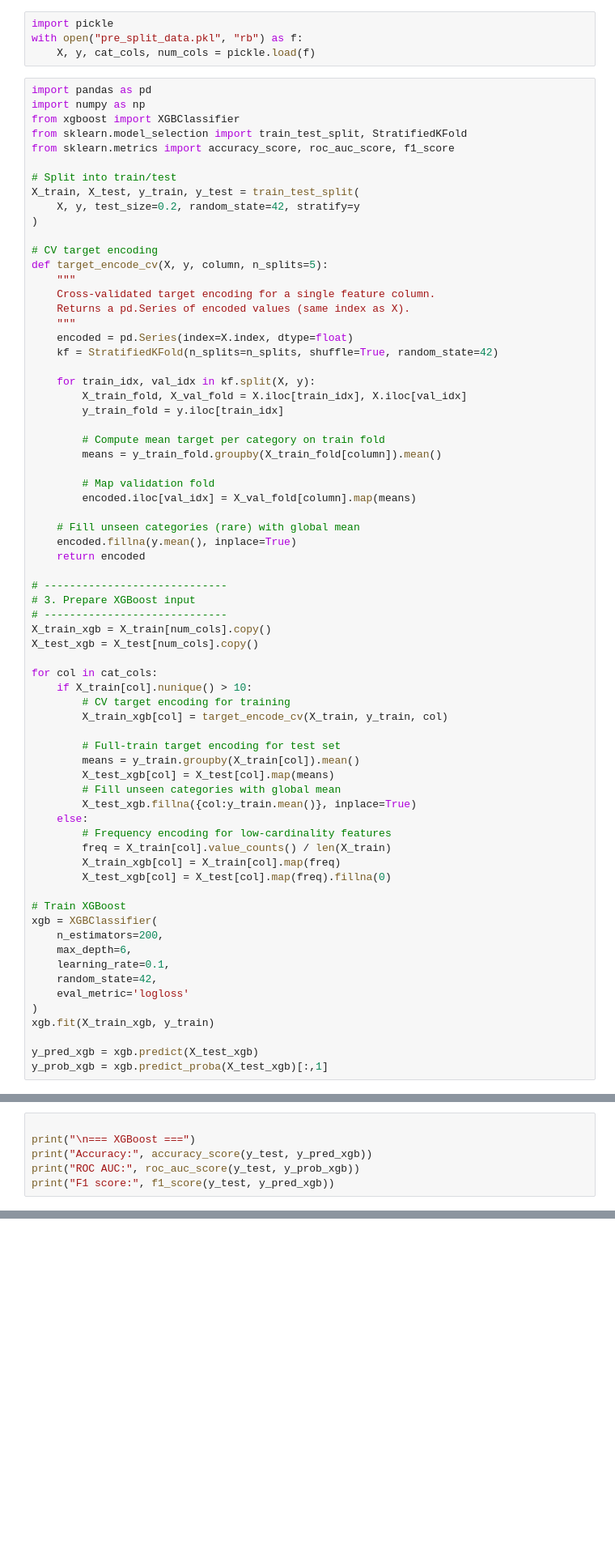
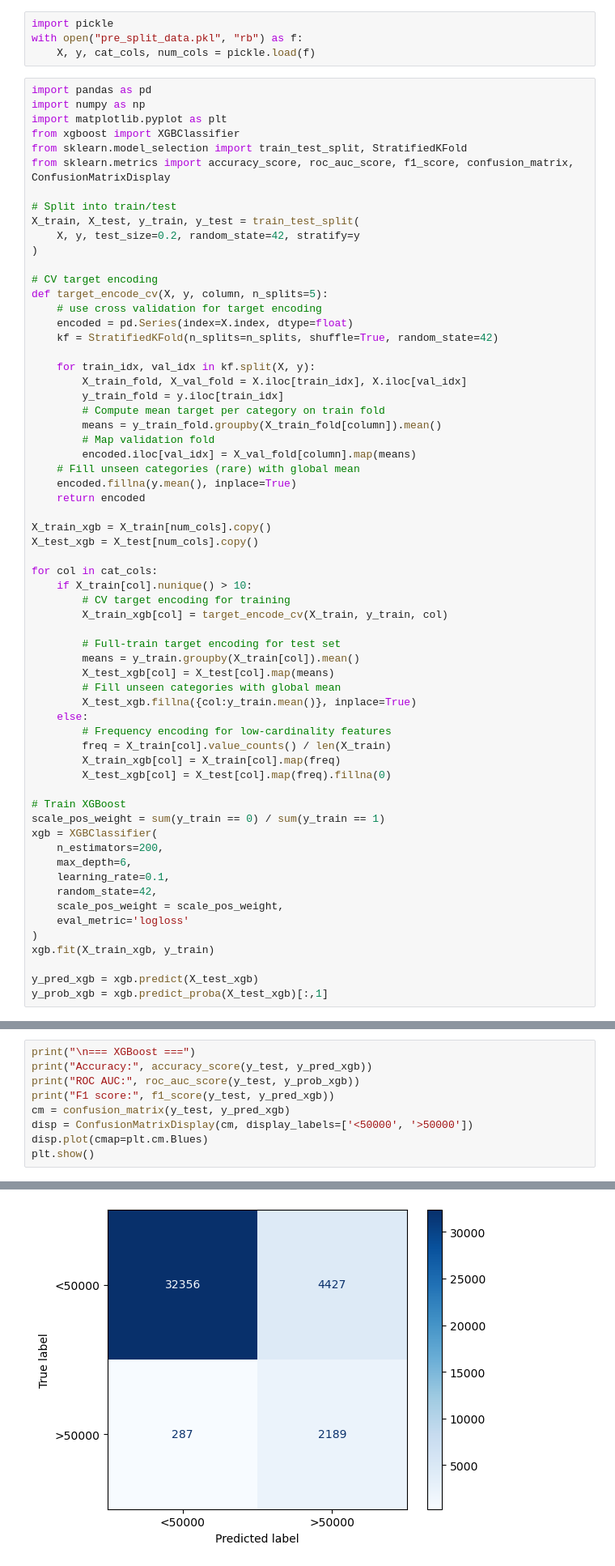
Before and after one commit to yang3410/Chase-take-home-project, a Jupyter notebook: XGBoost.ipynb, the cells around one changed output, grey strips where cells are left out. Shown at 81% size. Cells and saved outputs as stored; diff of their text form; blank space fills up the shorter version.

Commit message:
Update XGBoost.ipynb
tuning XGBoost

```diff
--- a/XGBoost.ipynb
+++ b/XGBoost.ipynb
@@ -5,9 +5,10 @@ with open("pre_split_data.pkl", "rb") as f:
 # %%
 import pandas as pd
 import numpy as np
+import matplotlib.pyplot as plt
 from xgboost import XGBClassifier
 from sklearn.model_selection import train_test_split, StratifiedKFold
-from sklearn.metrics import accuracy_score, roc_auc_score, f1_score
+from sklearn.metrics import accuracy_score, roc_auc_score, f1_score, confusion_matrix, ConfusionMatrixDisplay
 
 # Split into train/test
 X_train, X_test, y_train, y_test = train_test_split(
@@ -16,30 +17,21 @@ X_train, X_test, y_train, y_test = train_test_split(
 
 # CV target encoding
 def target_encode_cv(X, y, column, n_splits=5):
-    """
-    Cross-validated target encoding for a single feature column.
-    Returns a pd.Series of encoded values (same index as X).
-    """
+    # use cross validation for target encoding
     encoded = pd.Series(index=X.index, dtype=float)
     kf = StratifiedKFold(n_splits=n_splits, shuffle=True, random_state=42)
 
     for train_idx, val_idx in kf.split(X, y):
         X_train_fold, X_val_fold = X.iloc[train_idx], X.iloc[val_idx]
         y_train_fold = y.iloc[train_idx]
-
         # Compute mean target per category on train fold
         means = y_train_fold.groupby(X_train_fold[column]).mean()
-
         # Map validation fold
         encoded.iloc[val_idx] = X_val_fold[column].map(means)
-
     # Fill unseen categories (rare) with global mean
     encoded.fillna(y.mean(), inplace=True)
     return encoded
 
-# -----------------------------
-# 3. Prepare XGBoost input
-# -----------------------------
 X_train_xgb = X_train[num_cols].copy()
 X_test_xgb = X_test[num_cols].copy()
 
@@ -60,11 +52,13 @@ for col in cat_cols:
         X_test_xgb[col] = X_test[col].map(freq).fillna(0)
 
 # Train XGBoost
+scale_pos_weight = sum(y_train == 0) / sum(y_train == 1)
 xgb = XGBClassifier(
     n_estimators=200,
     max_depth=6,
     learning_rate=0.1,
     random_state=42,
+    scale_pos_weight = scale_pos_weight,
     eval_metric='logloss'
 )
 xgb.fit(X_train_xgb, y_train)
@@ -78,8 +68,11 @@ Parameters: { "use_label_encoder" } are not used.
 # %%
-
 print("\n=== XGBoost ===")
 print("Accuracy:", accuracy_score(y_test, y_pred_xgb))
 print("ROC AUC:", roc_auc_score(y_test, y_prob_xgb))
 print("F1 score:", f1_score(y_test, y_pred_xgb))
+cm = confusion_matrix(y_test, y_pred_xgb)
+disp = ConfusionMatrixDisplay(cm, display_labels=['<50000', '>50000'])
+disp.plot(cmap=plt.cm.Blues)
+plt.show()
 # %% [output]
 === XGBoost ===
@@ -89,3 +82,4 @@ F1 score: 0.5914529914529915
+[figure, added]
 # %%
 
 # ---------- 6. Feature importance ----------
```
Also changed, not shown: parts of 6 cells of this notebook.
